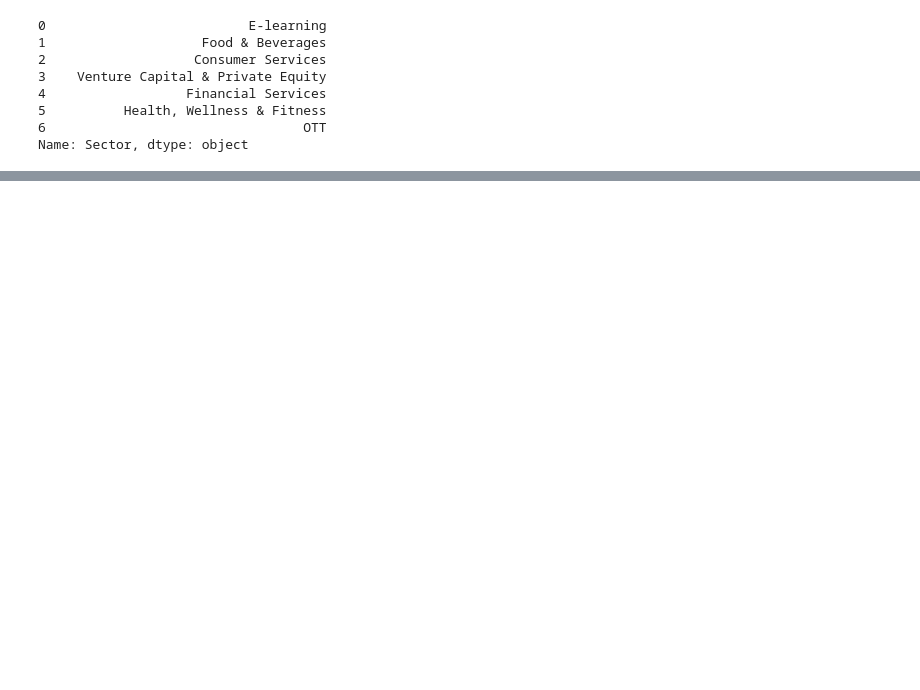
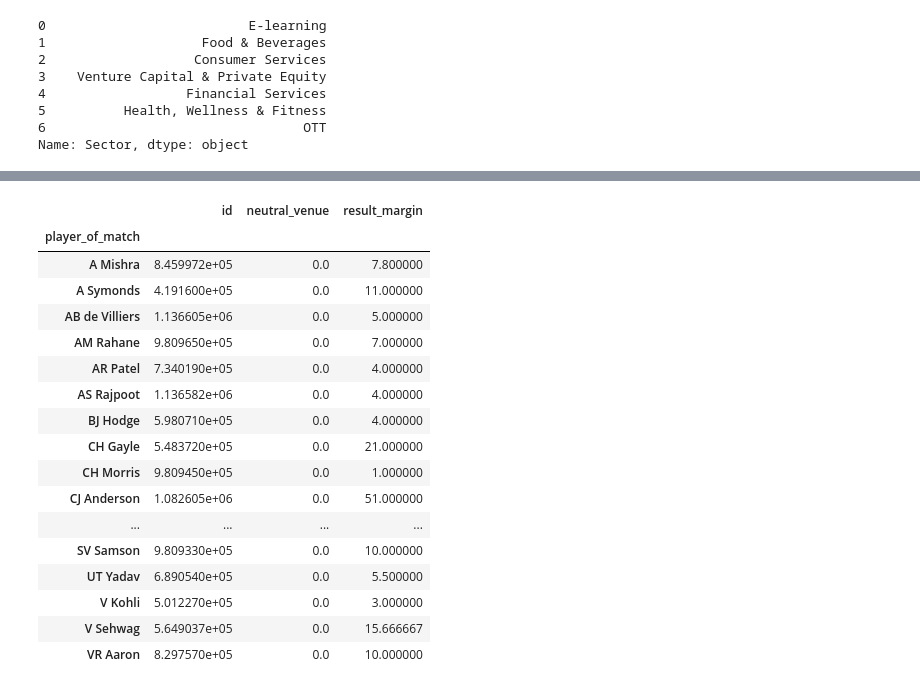
Before and after one commit to ankittrajj/WD_DA_17_Aug_2_30pm, a Jupyter notebook: Pandas 4.ipynb, the cells around one changed output, grey strips where cells are left out. Saved outputs shown, nothing was run; the diff lists cells and outputs as text; code cells hidden in the pictures; blank space fills up the shorter version.

```diff
--- a/Pandas 4.ipynb
+++ b/Pandas 4.ipynb
@@ -195,0 +334,21 @@ df.loc[df['Sector'] == 'EdTech'].iloc[4:9]
+# %%
+df[df['city'] == 'Delhi'].groupby('player_of_match').mean()
+# %% [output]
+|  | id | neutral_venue | result_margin |
+| player_of_match |  |  |  |
+| A Mishra | 8.459972e+05 | 0.0 | 7.800000 |
+| A Symonds | 4.191600e+05 | 0.0 | 11.000000 |
+| AB de Villiers | 1.136605e+06 | 0.0 | 5.000000 |
+| AM Rahane | 9.809650e+05 | 0.0 | 7.000000 |
+| AR Patel | 7.340190e+05 | 0.0 | 4.000000 |
+| AS Rajpoot | 1.136582e+06 | 0.0 | 4.000000 |
+| BJ Hodge | 5.980710e+05 | 0.0 | 4.000000 |
+| CH Gayle | 5.483720e+05 | 0.0 | 21.000000 |
+| CH Morris | 9.809450e+05 | 0.0 | 1.000000 |
+| CJ Anderson | 1.082605e+06 | 0.0 | 51.000000 |
+| ... | ... | ... | ... |
+| SV Samson | 9.809330e+05 | 0.0 | 10.000000 |
+| UT Yadav | 6.890540e+05 | 0.0 | 5.500000 |
+| V Kohli | 5.012270e+05 | 0.0 | 3.000000 |
+| V Sehwag | 5.649037e+05 | 0.0 | 15.666667 |
+| VR Aaron | 8.297570e+05 | 0.0 | 10.000000 |
```
Also changed, not shown: parts of 17 cells of this notebook.
